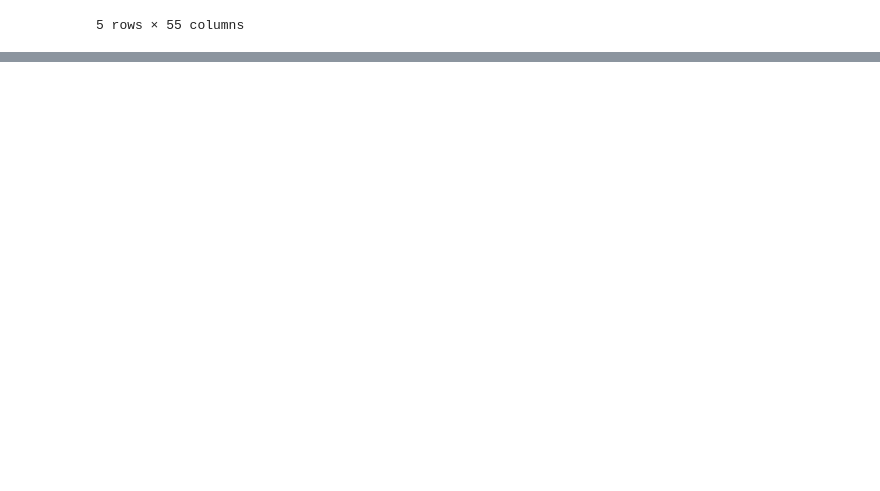
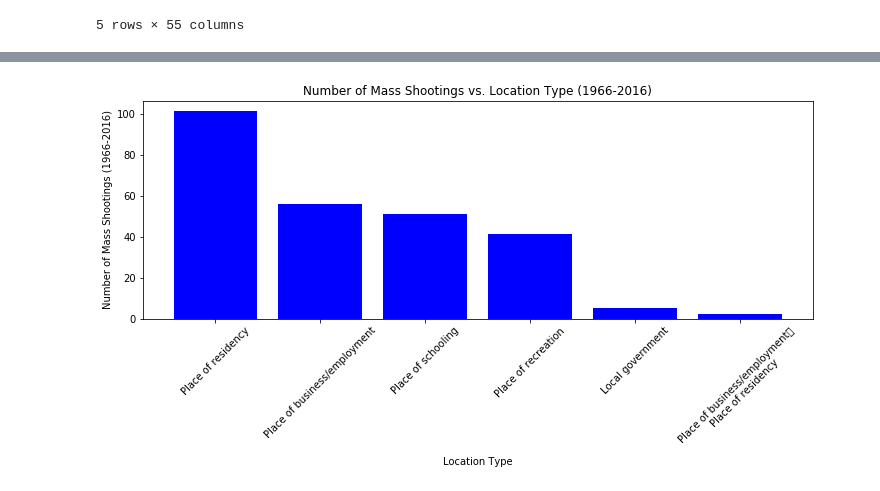
Before and after one commit to yuanyuans29/mass_shooting_analysis, a Jupyter notebook: Shootings_Data.ipynb, the cells around one changed output, grey strips where cells are left out. Cells and saved outputs as stored; diff of their text form; code cells hidden in the pictures; blank space fills up the shorter version.

```diff
--- a/Shootings_Data.ipynb
+++ b/Shootings_Data.ipynb
@@ -21,0 +245,37 @@ shootings_df.head()
+# %%
+#count number of mass shooting at each location type
+loc = shootings_ms_df["Relationship to Incident Location"].value_counts()
+loc_df = pd. DataFrame(loc)
+
+#drop unknown and none location type
+loc_df.drop(["Unknown","None"],inplace=True)
+
+#reset index
+loc_df.reset_index(inplace=True)
+
+#rename column header
+loc_df.rename(columns ={"index":"Location Type","Relationship to Incident Location":"Number of Mass Shootings"},inplace=True)
+loc_df
+
+#plot bar graph to show number of mass shootings occured at different location type
+x =loc_df["Location Type"]
+y =loc_df["Number of Mass Shootings"]
+
+plt.figure(figsize=(12,4))
+plt.bar(x,y,color ="b",width=0.8, align="center")
+
+#add x labels, y labels, title
+plt.xlabel("Location Type")
+plt.ylabel("Number of Mass Shootings (1966-2016)")
+plt.title("Number of Mass Shootings vs. Location Type (1966-2016)")
+
+#rotate x-axis to display name of location type vertically
+plt.xticks(rotation=45)
+
+#save image
+plt.savefig("shooting_by_location_type_bar_chart.png")
+
+#show fig
+plt.show()
+# %% [output]
+[figure, added]
```
Also changed, not shown: parts of 30 cells of this notebook.
